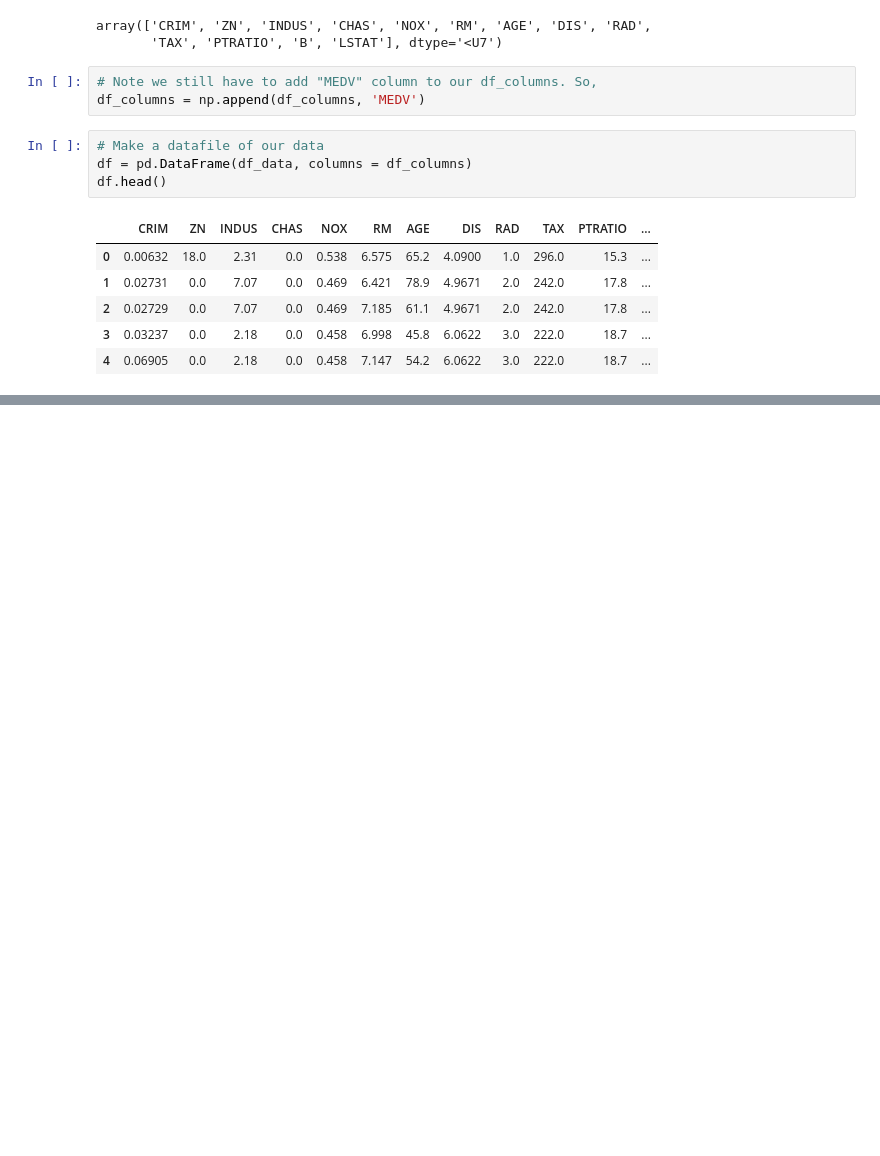
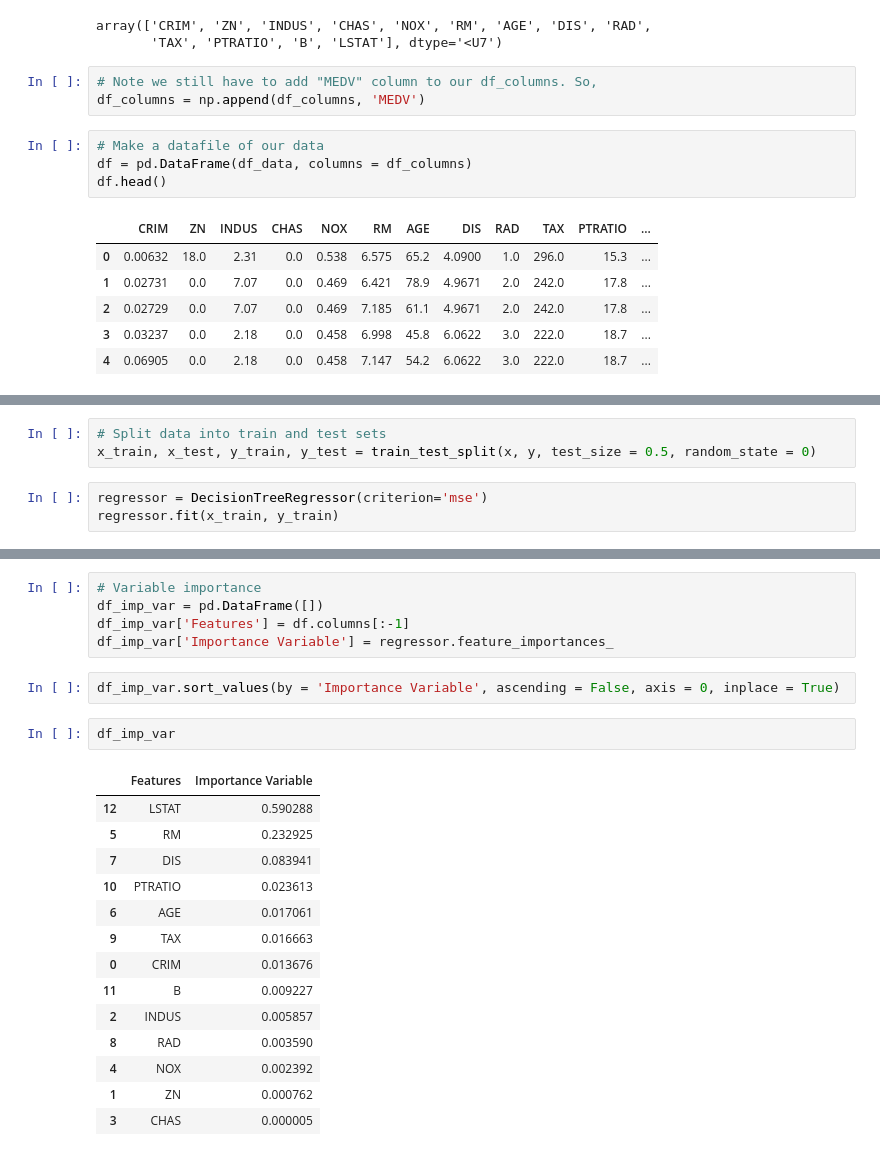
Before and after one commit to Rtavakol/ISLR, a Jupyter notebook: Notebooks/Chapter 8/Fitting Regression Trees.ipynb, the cells around one changed output, grey strips where cells are left out. Drawn from its saved outputs; the diff is of its cells as text; blank space fills up the shorter version.

```diff
--- a/Notebooks/Chapter 8/Fitting Regression Trees.ipynb
+++ b/Notebooks/Chapter 8/Fitting Regression Trees.ipynb
@@ -59,0 +69,6 @@ df.head()
+# %%
+# Split data into train and test sets
+x_train, x_test, y_train, y_test = train_test_split(x, y, test_size = 0.5, random_state = 0)
+# %%
+regressor = DecisionTreeRegressor(criterion='mse')
+regressor.fit(x_train, y_train)
@@ -59,0 +102,24 @@ df.head()
+# %%
+# Variable importance
+df_imp_var = pd.DataFrame([])
+df_imp_var['Features'] = df.columns[:-1]
+df_imp_var['Importance Variable'] = regressor.feature_importances_
+# %%
+df_imp_var.sort_values(by = 'Importance Variable', ascending = False, axis = 0, inplace = True)
+# %%
+df_imp_var
+# %% [output]
+|  | Features | Importance Variable |
+| 12 | LSTAT | 0.590288 |
+| 5 | RM | 0.232925 |
+| 7 | DIS | 0.083941 |
+| 10 | PTRATIO | 0.023613 |
+| 6 | AGE | 0.017061 |
+| 9 | TAX | 0.016663 |
+| 0 | CRIM | 0.013676 |
+| 11 | B | 0.009227 |
+| 2 | INDUS | 0.005857 |
+| 8 | RAD | 0.003590 |
+| 4 | NOX | 0.002392 |
+| 1 | ZN | 0.000762 |
+| 3 | CHAS | 0.000005 |
```
Also changed, not shown: parts of 7 cells of this notebook, 2 other files.
